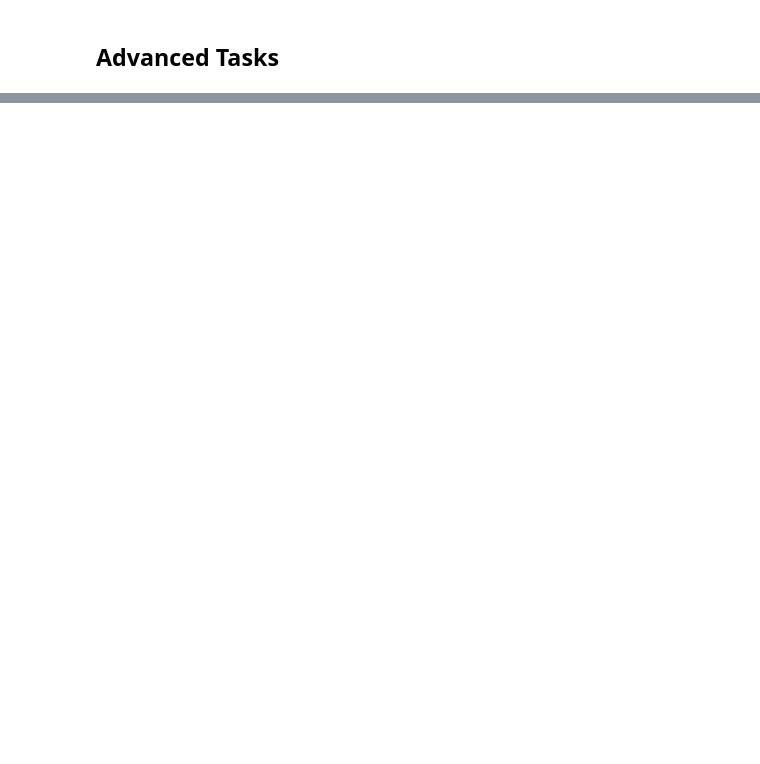
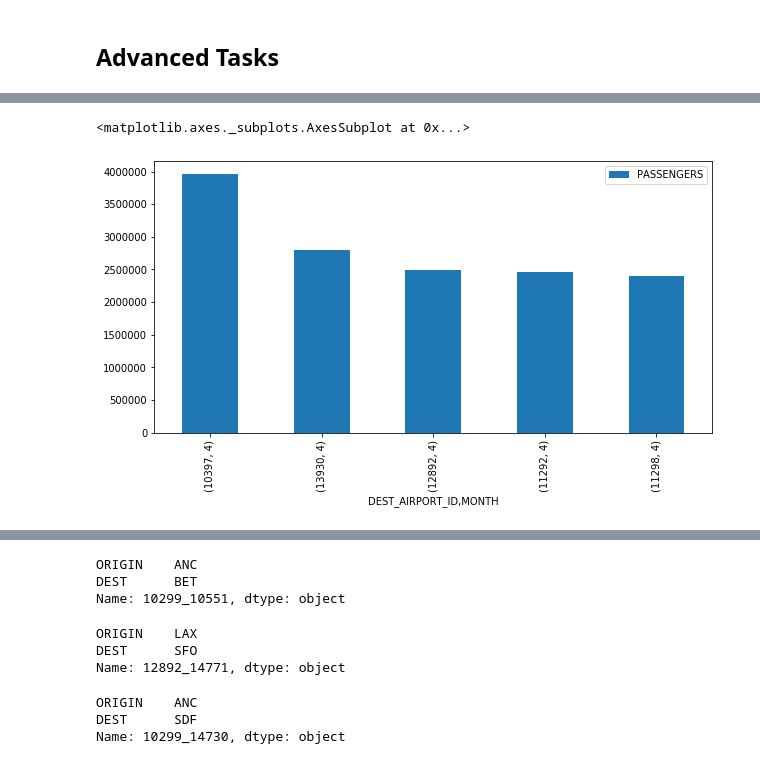
Before and after one commit to tomorrowdata/machine-learning-course-notebooks, a Jupyter notebook: Hands-On 1 Pandas Tutorial.ipynb, the cells around one changed output, grey strips where cells are left out. Drawn from its saved outputs; the diff is of its cells as text; code cells hidden in the pictures; blank space fills up the shorter version.

```diff
--- a/Hands-On 1 Pandas Tutorial.ipynb
+++ b/Hands-On 1 Pandas Tutorial.ipynb
@@ -508,6 +332,22 @@ _ = ax.set_title("Plot")
 <img src="./icons/chemistry.png"  width="20" height="20" align="left"> &nbsp;  **Task 2**:  Plot the top 5 destinations based on the total number of passengers in April.
 
 </div>
+# %%
+top_5_passengers_april = (
+    df[["DEST_AIRPORT_ID", "PASSENGERS", "MONTH"]] # select the required columns
+    .groupby(["DEST_AIRPORT_ID", "MONTH"]) # group by destination airport id and month
+    .sum()
+    .query("MONTH == 4") # filter out all other months except april
+    .sort_values("PASSENGERS", ascending=False) # sort the aggregated value
+    .iloc[:5]
+)
+# %%
+f = plt.figure(figsize=[10, 5])
+ax = f.add_subplot()
+top_5_passengers_april.plot(kind="bar", ax=ax)
+# %% [output]
+<matplotlib.axes._subplots.AxesSubplot at 0x...>
+[figure, added]
 # %% [markdown]
 <div class="alert alert-danger" role="alert">
 
@@ -516,3 +368,26 @@ _ = ax.set_title("Plot")
+# %%
+# get the top 1 route and take the index
+idx_mail = aggreg_most_crowded.MAIL.sort_values(ascending=False).index[0]
+# use the original dataset with the route column, set ROOUTE as index and locate the one of interest
+df.set_index("ROUTE").loc[idx_mail][["ORIGIN", "DEST"]].iloc[0]
+# %% [output]
+ORIGIN    ANC
+DEST      BET
+Name: 10299_10551, dtype: object
+# %%
+idx_pass = aggreg_most_crowded.PASSENGERS.sort_values(ascending=False).index[0]
+df.set_index("ROUTE").loc[idx_pass][["ORIGIN", "DEST"]].iloc[0]
+# %% [output]
+ORIGIN    LAX
+DEST      SFO
+Name: 12892_14771, dtype: object
+# %%
+idx_freight = aggreg_most_crowded.FREIGHT.sort_values(ascending=False).index[0]
+df.set_index("ROUTE").loc[idx_freight][["ORIGIN", "DEST"]].iloc[0]
+# %% [output]
+ORIGIN    ANC
+DEST      SDF
+Name: 10299_14730, dtype: object
 # %% [markdown]
 <div class="alert alert-danger" role="alert">
 
```
Also changed, not shown: parts of 31 cells of this notebook, 4 other files.
